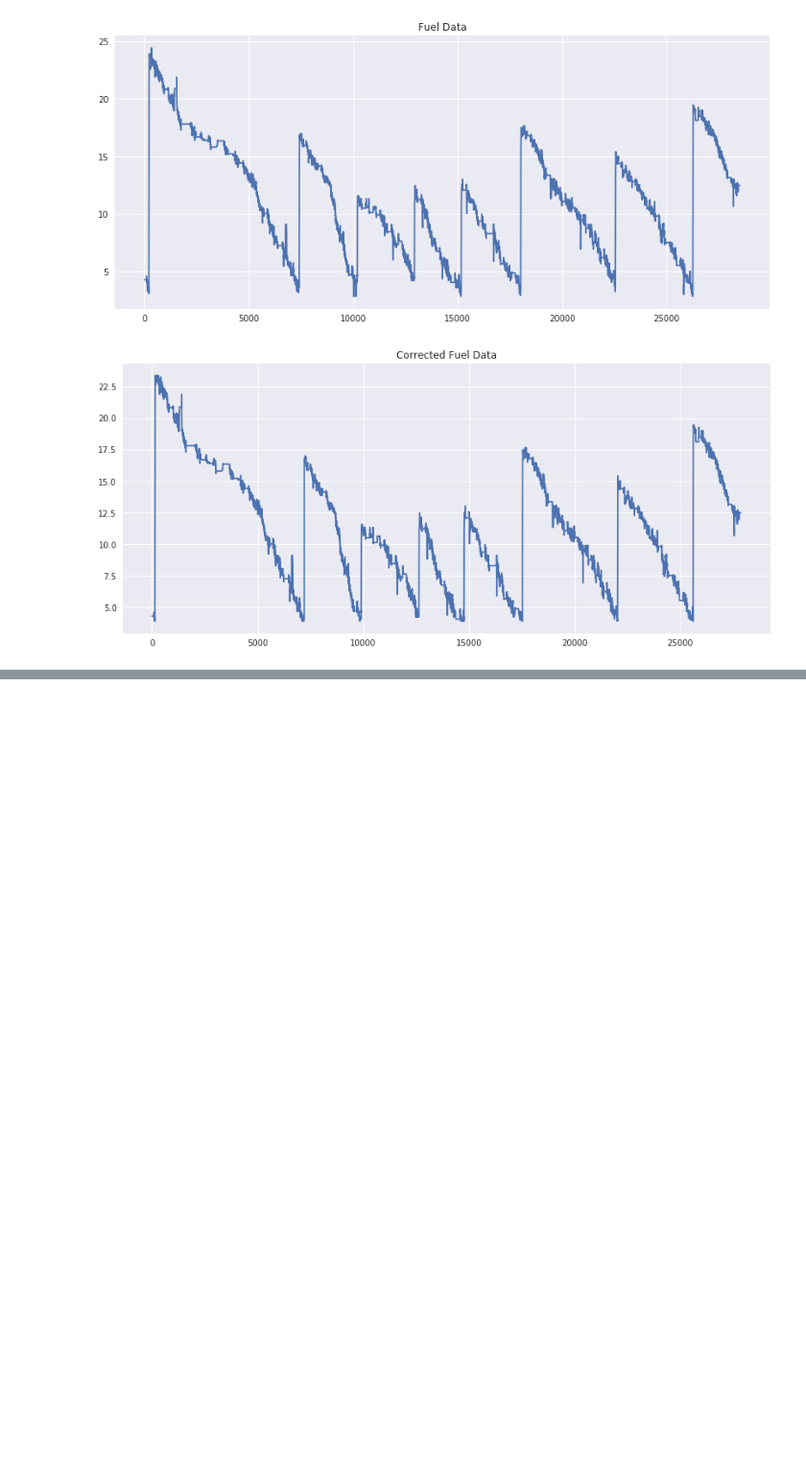
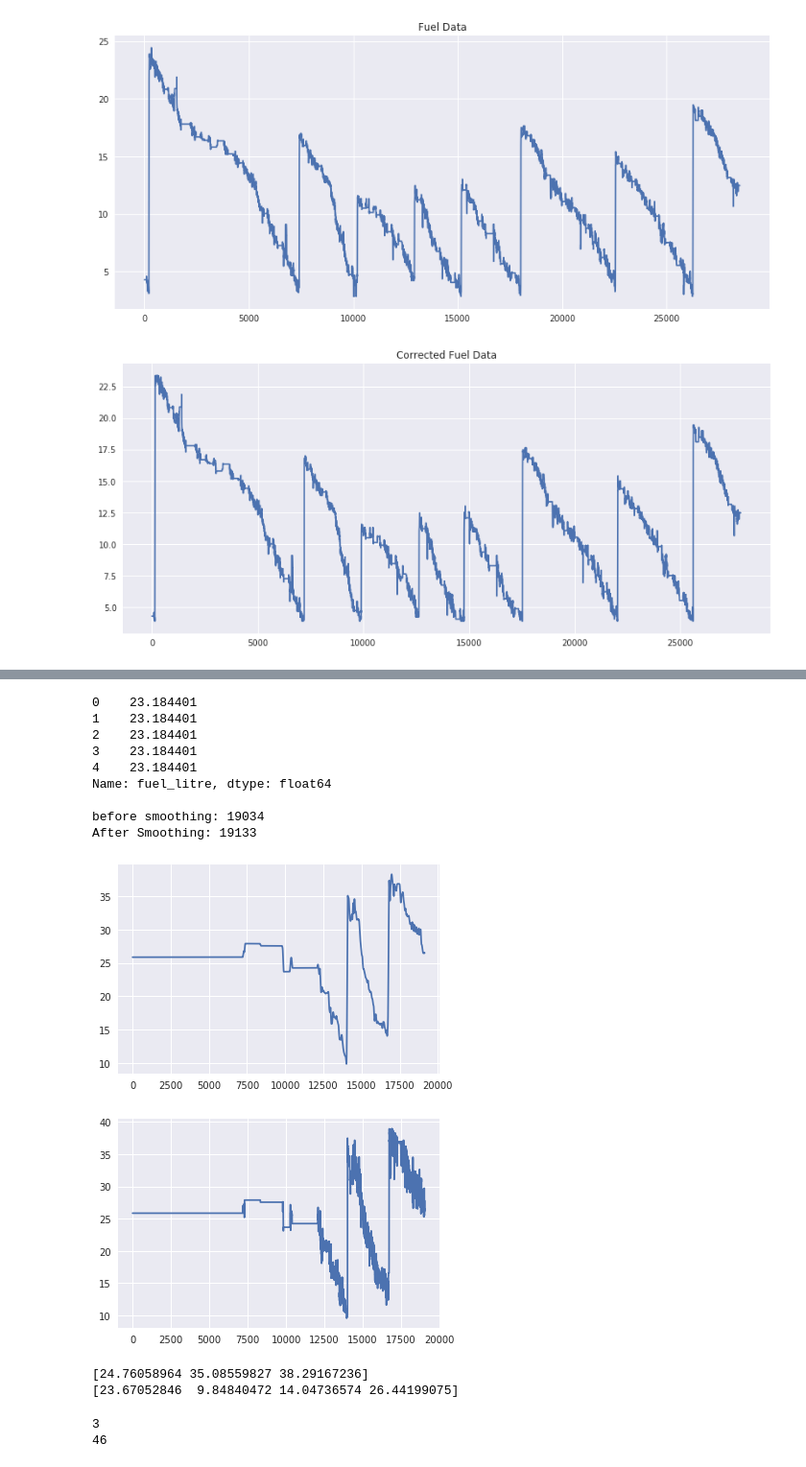
Before and after one commit to orionfoysal/vtsfuel, a Jupyter notebook: vts_fuel.ipynb, the cells around one changed output, grey strips where cells are left out. Shown at 96% size. Cells and saved outputs as stored; diff of their text form; code cells hidden in the pictures; blank space fills up the shorter version.

Commit message:
smoothing and filtering added

```diff
--- a/vts_fuel.ipynb
+++ b/vts_fuel.ipynb
@@ -477,2 +452,0 @@ def thresholding_algo(y, lag, threshold, influence):
-# %%
-a = thresholding_algo(fuel,5,3.5,.5)
@@ -482,0 +524,25 @@ df3.engine.iloc[153]
+# %%
+df = pd.read_csv('/home/orion/git_projects/files/861001003463219_X-COROLLA.csv')
+print(df.fuel_litre.head())
+
+arr = np.array(df.fuel_litre)
+arr = np.array(z)
+
+y = smooth(arr,100,'hanning')
+plt.plot(y)
+plt.figure()
+plt.plot(arr)
+
+print('\nbefore smoothing: {}\nAfter Smoothing: {}'.format(len(arr), len(y)))
+# %% [output]
+0    23.184401
+1    23.184401
+2    23.184401
+3    23.184401
+4    23.184401
+Name: fuel_litre, dtype: float64
+
+before smoothing: 19034
+After Smoothing: 19133
+[figure, added]
+[figure, added]
@@ -482,0 +552,33 @@ df3.engine.iloc[153]
+# %%
+'''
+Find Maxima and Minima's of the smoothed signal
+'''
+from scipy.signal import argrelextrema
+
+x = np.array(y)
+
+# for local maxima
+argrelextrema(x, np.greater)
+
+# for local minima
+argrelextrema(x, np.less)
+
+# find values at maxima
+
+## order ## How many points on each side to use for the comparison to consider comparator(n, n+x) to be True.
+maxims = x[argrelextrema(x, customFuelCompare, order=1000,mode='wrap')[0]] # mode default 'clip'. what is it??
+
+#find values at minima
+minims = x[argrelextrema(x, np.less, order=1000)[0]]
+
+print((maxims))
+print(minims)
+# %% [output]
+[24.76058964 35.08559827 38.29167236]
+[23.67052846  9.84840472 14.04736574 26.44199075]
+# %%
+print(len(maxims))
+print(len(minims))
+# %% [output]
+3
+46
```
Also changed, not shown: parts of 8 cells of this notebook.
